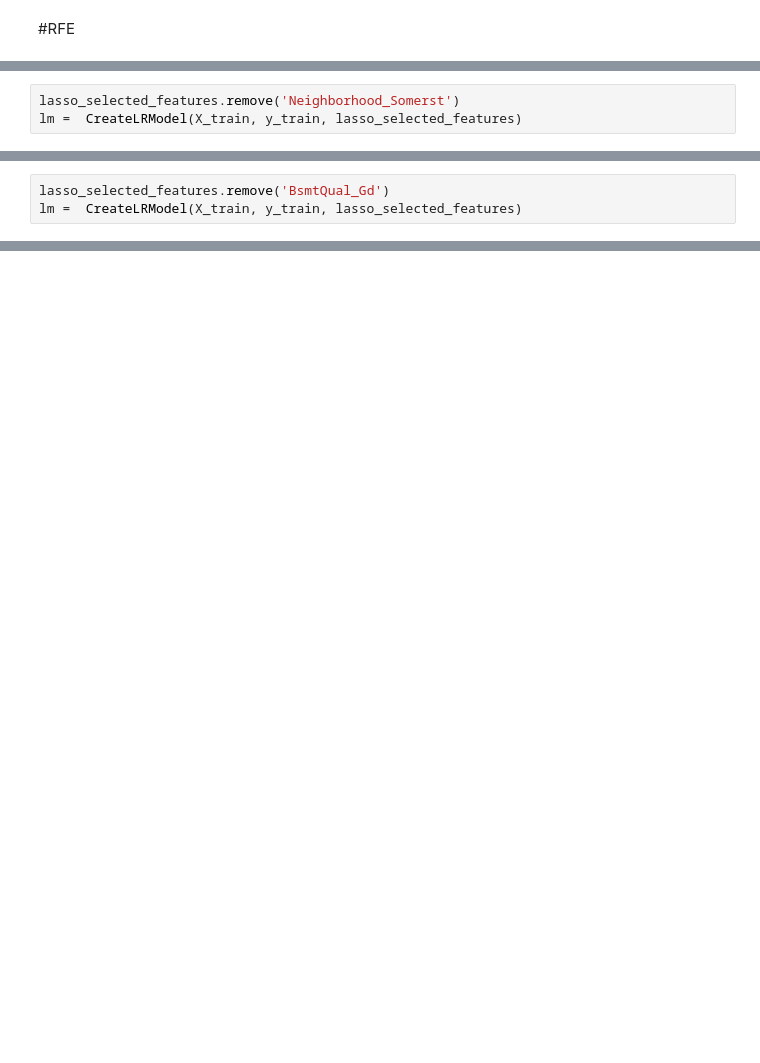
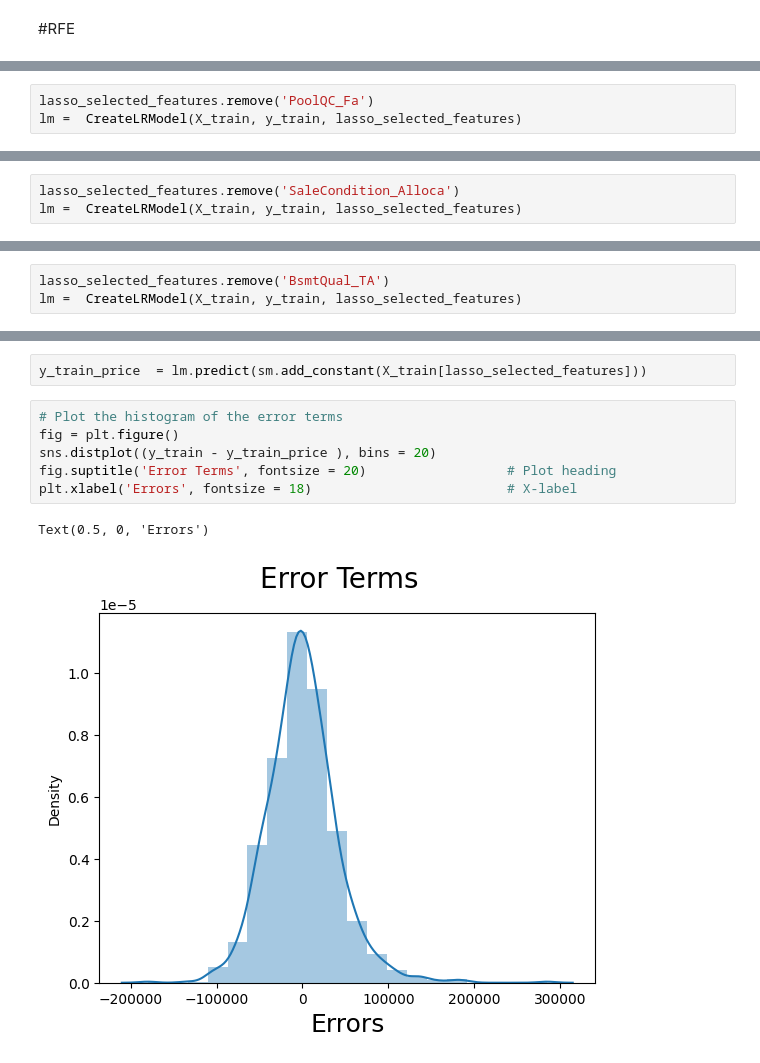
Before and after one commit to chitra-psg/house_price_prediction, a Jupyter notebook: house_pricing.ipynb, the cells around one changed output, grey strips where cells are left out. Cells and saved outputs as stored; diff of their text form; blank space fills up the shorter version.

```diff
--- a/house_pricing.ipynb
+++ b/house_pricing.ipynb
@@ -601,0 +928,3 @@ lm =  CreateLRModel(X_train, y_train, lasso_selected_features)
+# %%
+lasso_selected_features.remove('PoolQC_Fa')
+lm =  CreateLRModel(X_train, y_train, lasso_selected_features)
@@ -614,3 +1012,3 @@ lm =  CreateLRModel(X_train, y_train, lasso_selected_features)
 # %%
-lasso_selected_features.remove('Neighborhood_Somerst')
+lasso_selected_features.remove('SaleCondition_Alloca')
 lm =  CreateLRModel(X_train, y_train, lasso_selected_features)
@@ -617,3 +1033,3 @@ lm =  CreateLRModel(X_train, y_train, lasso_selected_features)
 # %%
-lasso_selected_features.remove('BsmtQual_Gd')
+lasso_selected_features.remove('BsmtQual_TA')
 lm =  CreateLRModel(X_train, y_train, lasso_selected_features)
@@ -623,0 +1098,11 @@ lm.params
+# %%
+y_train_price  = lm.predict(sm.add_constant(X_train[lasso_selected_features]))
+# %%
+# Plot the histogram of the error terms
+fig = plt.figure()
+sns.distplot((y_train - y_train_price ), bins = 20)
+fig.suptitle('Error Terms', fontsize = 20)                  # Plot heading
+plt.xlabel('Errors', fontsize = 18)                         # X-label
+# %% [output]
+Text(0.5, 0, 'Errors')
+[figure, added]
```
Also changed, not shown: parts of 42 cells of this notebook.
